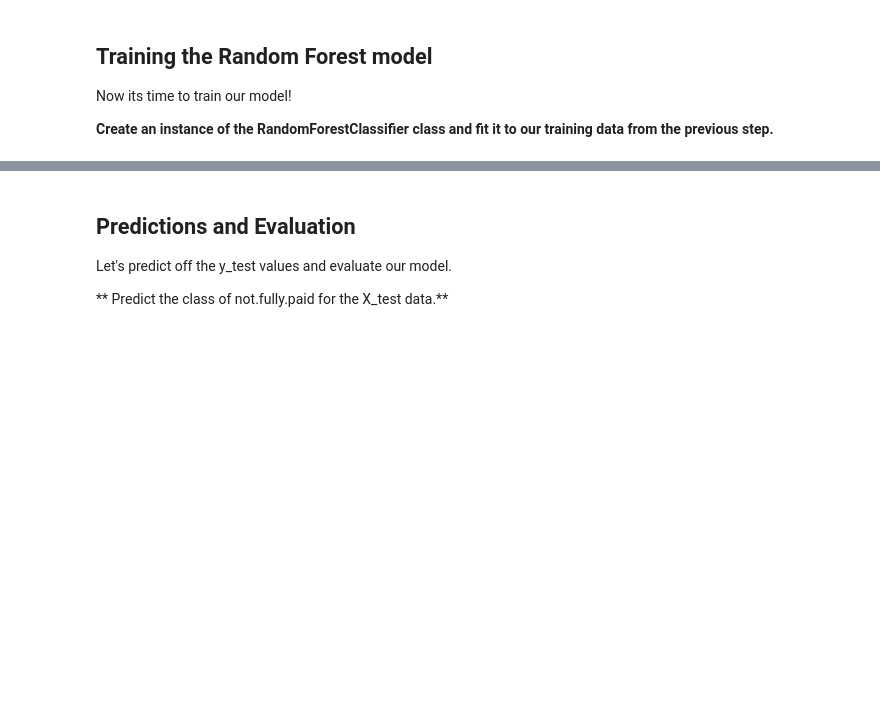
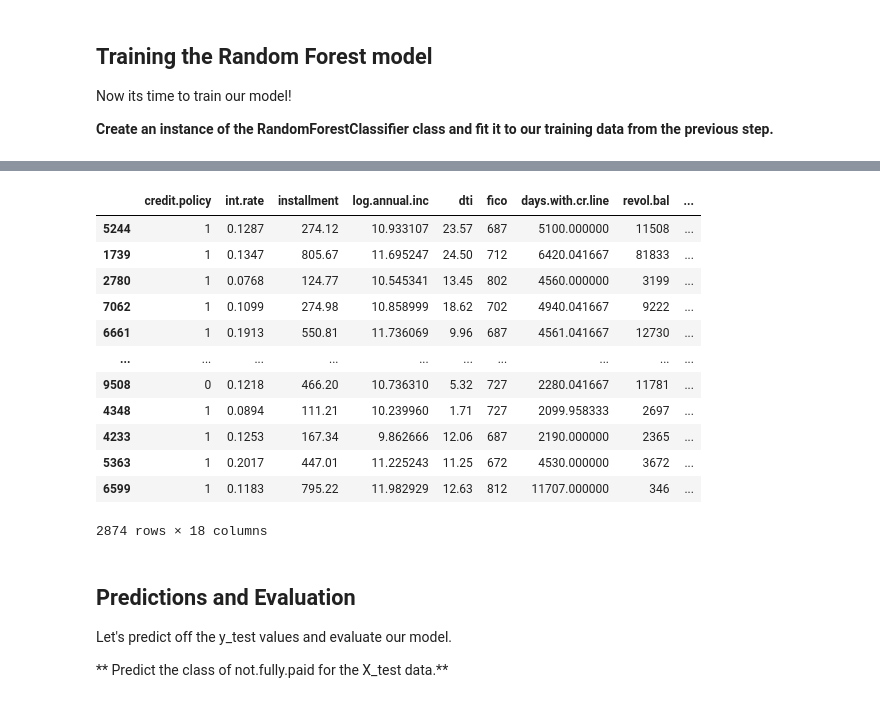
Before and after one commit to dineschandgr/Machine_Learning, a Jupyter notebook: Decision Trees and Random Forest/03-Decision Trees and Random Forest Project - Solutions.ipynb, the cells around one changed output, grey strips where cells are left out. Drawn from its saved outputs; the diff is of its cells as text; code cells hidden in the pictures; blank space fills up the shorter version.

```diff
--- a/Decision Trees and Random Forest/03-Decision Trees and Random Forest Project - Solutions.ipynb
+++ b/Decision Trees and Random Forest/03-Decision Trees and Random Forest Project - Solutions.ipynb
@@ -273,3 +281,19 @@ RandomForestClassifier(bootstrap=True, class_weight=None, criterion='gini',
+# %%
+X_test
+# %% [output]
+|  | credit.policy | int.rate | installment | log.annual.inc | dti | fico | days.with.cr.line | revol.bal | ... |
+| 5244 | 1 | 0.1287 | 274.12 | 10.933107 | 23.57 | 687 | 5100.000000 | 11508 | ... |
+| 1739 | 1 | 0.1347 | 805.67 | 11.695247 | 24.50 | 712 | 6420.041667 | 81833 | ... |
+| 2780 | 1 | 0.0768 | 124.77 | 10.545341 | 13.45 | 802 | 4560.000000 | 3199 | ... |
+| 7062 | 1 | 0.1099 | 274.98 | 10.858999 | 18.62 | 702 | 4940.041667 | 9222 | ... |
+| 6661 | 1 | 0.1913 | 550.81 | 11.736069 | 9.96 | 687 | 4561.041667 | 12730 | ... |
+| ... | ... | ... | ... | ... | ... | ... | ... | ... | ... |
+| 9508 | 0 | 0.1218 | 466.20 | 10.736310 | 5.32 | 727 | 2280.041667 | 11781 | ... |
+| 4348 | 1 | 0.0894 | 111.21 | 10.239960 | 1.71 | 727 | 2099.958333 | 2697 | ... |
+| 4233 | 1 | 0.1253 | 167.34 | 9.862666 | 12.06 | 687 | 2190.000000 | 2365 | ... |
+| 5363 | 1 | 0.2017 | 447.01 | 11.225243 | 11.25 | 672 | 4530.000000 | 3672 | ... |
+| 6599 | 1 | 0.1183 | 795.22 | 11.982929 | 12.63 | 812 | 11707.000000 | 346 | ... |
+2874 rows × 18 columns
 # %% [markdown]
 ## Predictions and Evaluation
 
```
Also changed, not shown: parts of 19 cells of this notebook, 10 other files.
